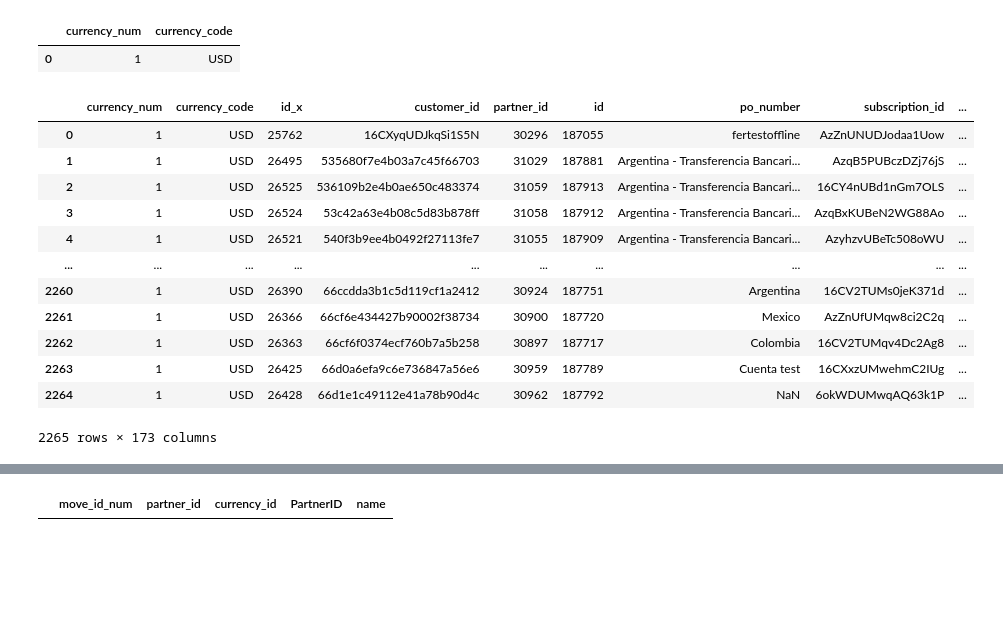
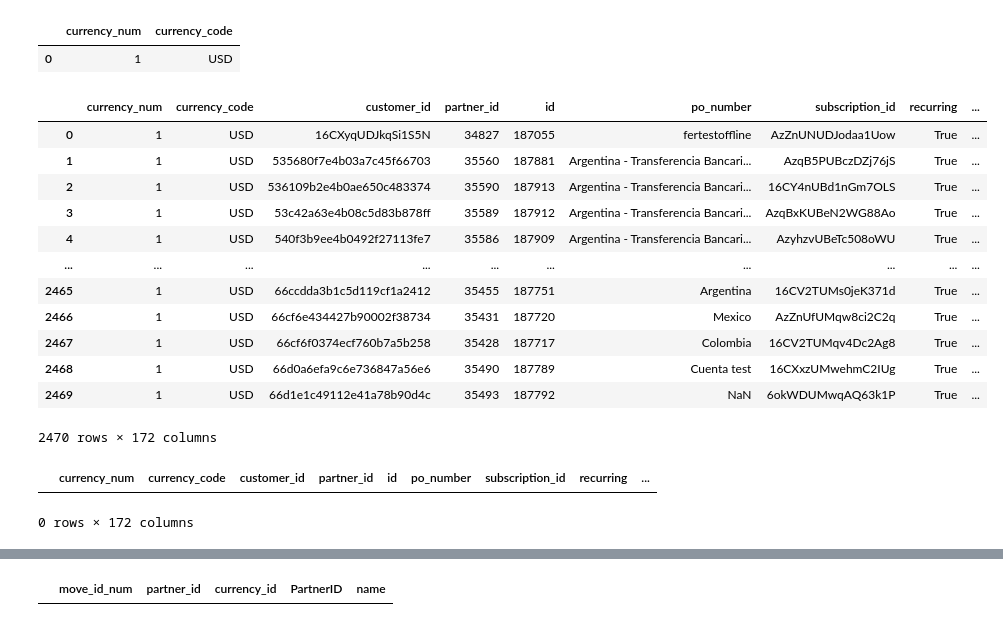
Before and after one commit to JAleGalpio/odoo_migration, a Jupyter notebook: integration.ipynb, the cells around one changed output, grey strips where cells are left out. Cells and saved outputs as stored; diff of their text form; code cells hidden in the pictures; blank space fills up the shorter version.

```diff
--- a/integration.ipynb
+++ b/integration.ipynb
@@ -312,7 +312,7 @@ df_final
 #Le cambie la region a argentina utc tal y como lo tuvimos que hacer con panella cuando los traiamos de BigQuery antes
 import pytz
 argentina_tz = pytz.timezone('America/Argentina/Buenos_Aires')
-df_final['date_from'] = pd.to_datetime(df_final['date_from'], unit='s', utc=True).dt.tz_convert(argentina_tz)
+df_final['date_from'] = pd.to_datetime(df_final['date_from'], unit='s', utc=True).dt.tz_convert(argentina_tz).dt.date
 df_final['date_to'] = pd.to_datetime(df_final['date_to'], unit='s', utc=True).dt.tz_convert(argentina_tz)
 df_final['applied_at'] = pd.to_datetime(df_final['applied_at'], unit='s', utc=True).dt.tz_convert(argentina_tz)
 df_final['generated_at'] = pd.to_datetime(df_final['generated_at'], unit='s', utc=True).dt.tz_convert(argentina_tz)
@@ -768,0 +794,15 @@ d_exec
+# %%
+#genere este codigo para las ocasiones en las que hay que realizar la eliminacion de muchos registros sin que afecte a los que hay que
+# proteger ya que al hacer el llamado directo y luego borrar es lo que podria sabotear el trabajo debido a un error humano jaja
+# Obtener todos los registros del modelo res.partner, ordenados por id de forma descendente y con los campos 'id' y 'name'
+i5 = odoo.search_read('res.partner', [], ['id', 'name'], limit=None)
+
+# Convertir los resultados a un DataFrame
+partner2 = pd.DataFrame(i5)
+
+# Ordenar el DataFrame por la columna 'id' en orden descendente y seleccionar la cantidad de los ultimos registros que hay que ver
+last = partner2.sort_values(by='id', ascending=False).head(2265)
+
+# Mostrar el DataFrame con los últimos registros mostrando 'id' y 'name'
+last_rows_df = pd.DataFrame(last)
+last_rows_df
@@ -934,0 +918,5 @@ p_odoo_invoices
+# %%
+#renombrar el campo name de res.partner para que se vea como el id del partner o de customer
+r_last_partners_df = last_partners_df.rename(columns={'name': 'customer_id', 'id_y': 'partner_id'})
+renamed_last_partners_df = r_last_partners_df.drop(columns=['id_x'])
+renamed_last_partners_df
@@ -1051,19 +1078,26 @@ currency_re_defined
 |  | currency_num | currency_code |
 | 0 | 1 | USD |
 # %%
-partners_to_odoo_invoices = pd.merge(currency_re_defined, p_odoo_invoices, on='currency_code', how='inner')
+partners_to_odoo_invoices = pd.merge(currency_re_defined, partners_Odoo_invoices, on='currency_code', how='inner')
 partners_to_odoo_invoices
 # %% [output]
-|  | currency_num | currency_code | id_x | customer_id | partner_id | id | po_number | subscription_id | ... |
-| 0 | 1 | USD | 25762 | 16CXyqUDJkqSi1S5N | 30296 | 187055 | fertestoffline | AzZnUNUDJodaa1Uow | ... |
-| 1 | 1 | USD | 26495 | 535680f7e4b03a7c45f66703 | 31029 | 187881 | Argentina - Transferencia Bancari... | AzqB5PUBczDZj76jS | ... |
-| 2 | 1 | USD | 26525 | 536109b2e4b0ae650c483374 | 31059 | 187913 | Argentina - Transferencia Bancari... | 16CY4nUBd1nGm7OLS | ... |
-| 3 | 1 | USD | 26524 | 53c42a63e4b08c5d83b878ff | 31058 | 187912 | Argentina - Transferencia Bancari... | AzqBxKUBeN2WG88Ao | ... |
-| 4 | 1 | USD | 26521 | 540f3b9ee4b0492f27113fe7 | 31055 | 187909 | Argentina - Transferencia Bancari... | AzyhzvUBeTc508oWU | ... |
+|  | currency_num | currency_code | customer_id | partner_id | id | po_number | subscription_id | recurring | ... |
+| 0 | 1 | USD | 16CXyqUDJkqSi1S5N | 34827 | 187055 | fertestoffline | AzZnUNUDJodaa1Uow | True | ... |
+| 1 | 1 | USD | 535680f7e4b03a7c45f66703 | 35560 | 187881 | Argentina - Transferencia Bancari... | AzqB5PUBczDZj76jS | True | ... |
+| 2 | 1 | USD | 536109b2e4b0ae650c483374 | 35590 | 187913 | Argentina - Transferencia Bancari... | 16CY4nUBd1nGm7OLS | True | ... |
+| 3 | 1 | USD | 53c42a63e4b08c5d83b878ff | 35589 | 187912 | Argentina - Transferencia Bancari... | AzqBxKUBeN2WG88Ao | True | ... |
+| 4 | 1 | USD | 540f3b9ee4b0492f27113fe7 | 35586 | 187909 | Argentina - Transferencia Bancari... | AzyhzvUBeTc508oWU | True | ... |
 | ... | ... | ... | ... | ... | ... | ... | ... | ... | ... |
-| 2260 | 1 | USD | 26390 | 66ccdda3b1c5d119cf1a2412 | 30924 | 187751 | Argentina | 16CV2TUMs0jeK371d | ... |
-| 2261 | 1 | USD | 26366 | 66cf6e434427b90002f38734 | 30900 | 187720 | Mexico | AzZnUfUMqw8ci2C2q | ... |
-| 2262 | 1 | USD | 26363 | 66cf6f0374ecf760b7a5b258 | 30897 | 187717 | Colombia | 16CV2TUMqv4Dc2Ag8 | ... |
-| 2263 | 1 | USD | 26425 | 66d0a6efa9c6e736847a56e6 | 30959 | 187789 | Cuenta test | 16CXxzUMwehmC2IUg | ... |
-| 2264 | 1 | USD | 26428 | 66d1e1c49112e41a78b90d4c | 30962 | 187792 | NaN | 6okWDUMwqAQ63k1P | ... |
+| 2465 | 1 | USD | 66ccdda3b1c5d119cf1a2412 | 35455 | 187751 | Argentina | 16CV2TUMs0jeK371d | True | ... |
+| 2466 | 1 | USD | 66cf6e434427b90002f38734 | 35431 | 187720 | Mexico | AzZnUfUMqw8ci2C2q | True | ... |
+| 2467 | 1 | USD | 66cf6f0374ecf760b7a5b258 | 35428 | 187717 | Colombia | 16CV2TUMqv4Dc2Ag8 | True | ... |
+| 2468 | 1 | USD | 66d0a6efa9c6e736847a56e6 | 35490 | 187789 | Cuenta test | 16CXxzUMwehmC2IUg | True | ... |
+| 2469 | 1 | USD | 66d1e1c49112e41a78b90d4c | 35493 | 187792 | NaN | 6okWDUMwqAQ63k1P | True | ... |
-2265 rows × 173 columns
+2470 rows × 172 columns
+# %%
+#visualizar si algun registro de facturas de agosto tiene impuestos
+
+partners_to_odoo_invoices.loc[partners_to_odoo_invoices['tax_amount'] > 0]
+# %% [output]
+|  | currency_num | currency_code | customer_id | partner_id | id | po_number | subscription_id | recurring | ... |
+0 rows × 172 columns
```
Also changed, not shown: parts of 110 cells of this notebook.
